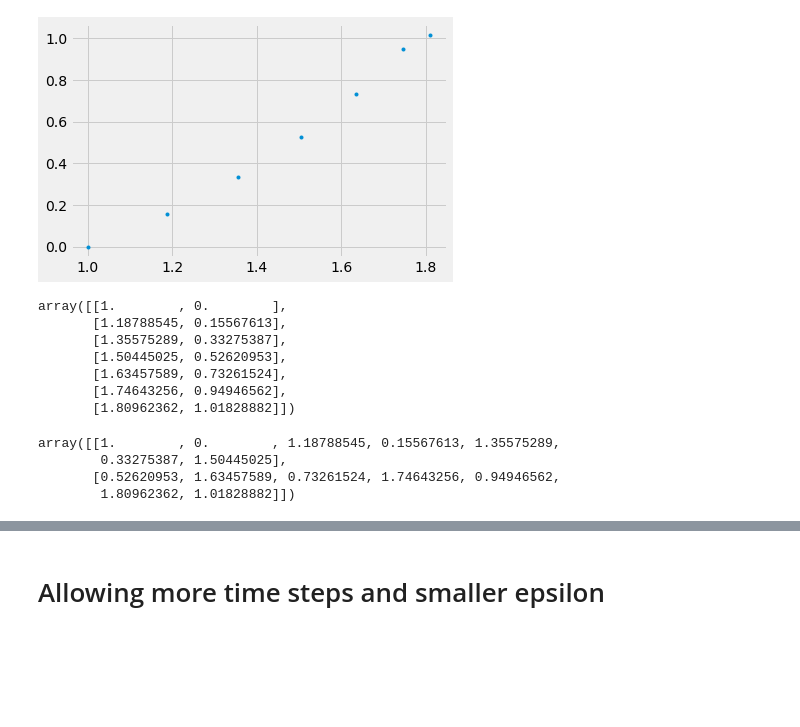
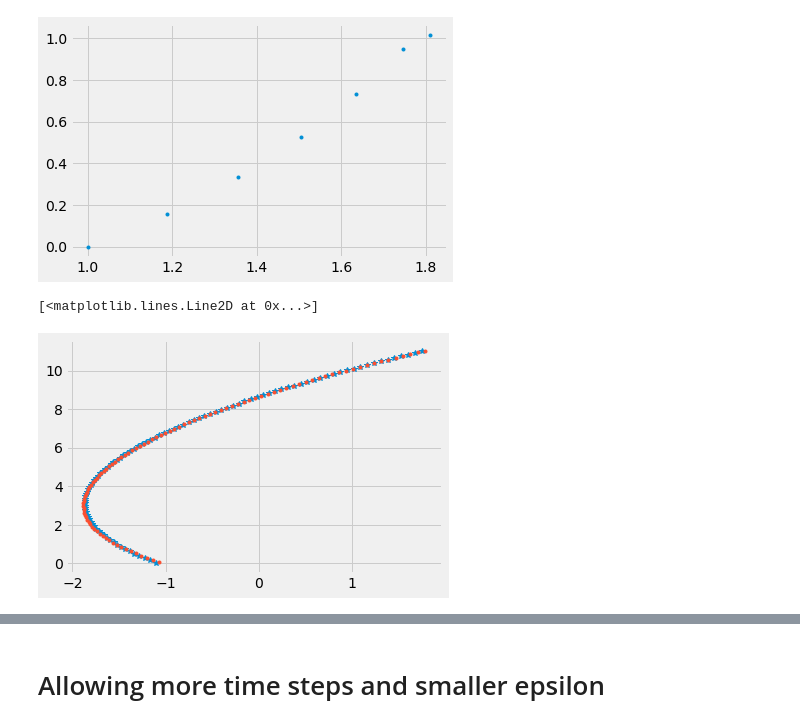
Before and after one commit to lina-robotics-lab/fim_track, a Jupyter notebook: src/Path Planning with FIM gradient descent .ipynb, the cells around one changed output, grey strips where cells are left out. Cells and saved outputs as stored; diff of their text form; code cells hidden in the pictures; blank space fills up the shorter version.

Commit message:
Finished: generate unscaled spline motin

```diff
--- a/src/Path Planning with FIM gradient descent .ipynb
+++ b/src/Path Planning with FIM gradient descent .ipynb
@@ -117,23 +117,6 @@ plt.plot(p_trajs[:,0,0],p_trajs[:,0,1],'.')
 # %% [output]
 [<matplotlib.lines.Line2D at 0x...>]
 [figure]
-# %%
-waypoints
-# %% [output]
-array([[1.        , 0.        ],
-       [1.18788545, 0.15567613],
-       [1.35575289, 0.33275387],
-       [1.50445025, 0.52620953],
-       [1.63457589, 0.73261524],
-       [1.74643256, 0.94946562],
-       [1.80962362, 1.01828882]])
-# %%
-waypoints.reshape(2,-1)
-# %% [output]
-array([[1.        , 0.        , 1.18788545, 0.15567613, 1.35575289,
-        0.33275387, 1.50445025],
-       [0.52620953, 1.63457589, 0.73261524, 1.74643256, 0.94946562,
-        1.80962362, 1.01828882]])
 # %%
 
 def fit_spatial_polynomial(waypoints,poly_order, state_space_dim):
@@ -154,0 +191,10 @@ def fit_spatial_polynomial(waypoints,poly_order, state_space_dim):
+# %%
+poly_order=3
+state_space_dim=2
+p,pDot,pDDot,theta,v,omega=generate_2D_spline_motion(waypoints,poly_order, state_space_dim)
+# %%
+plt.plot(p[:,0],p[:,1],'*')
+plt.plot(waypoints[:,0],waypoints[:,1],'.')
+# %% [output]
+[<matplotlib.lines.Line2D at 0x...>]
+[figure, added]
```
Also changed, not shown: parts of 9 cells of this notebook, 1 other file.
